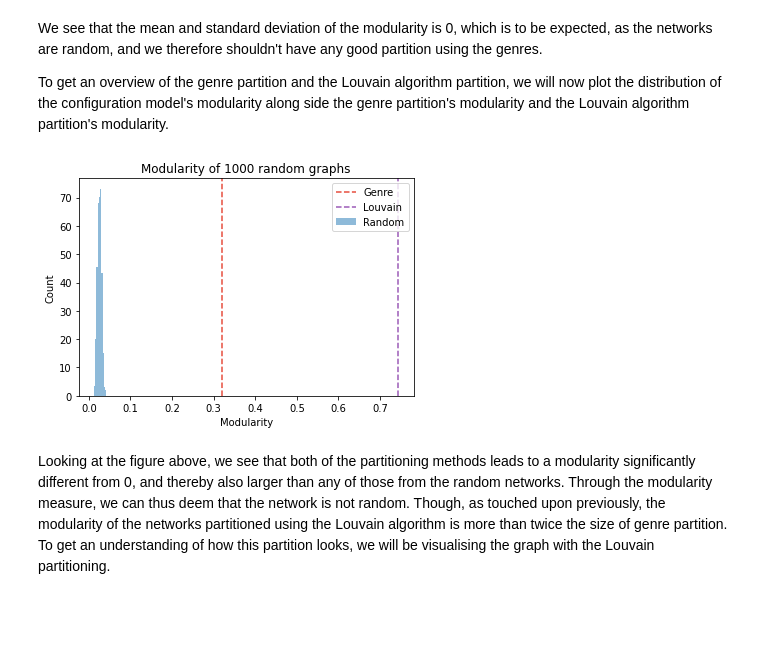
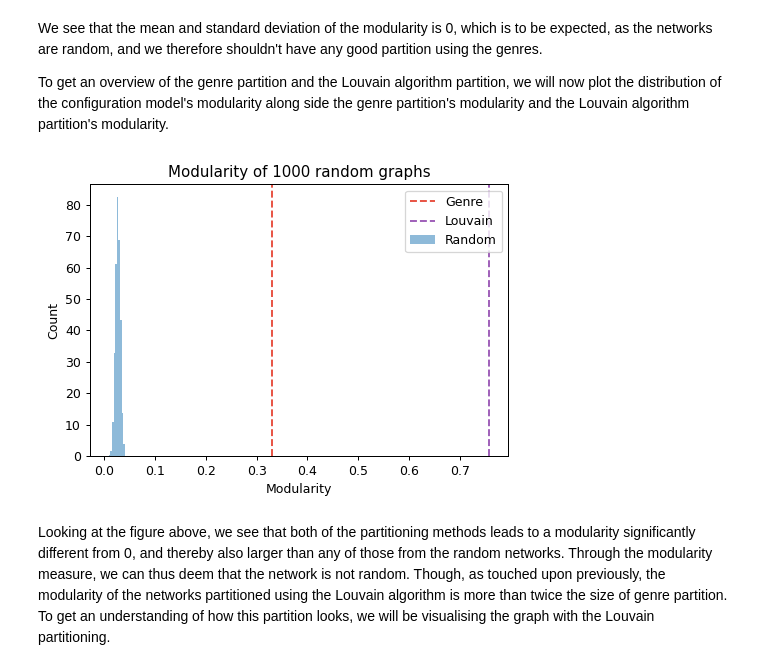
Before and after one commit to DavidAriOstenfeldt/project_website, a Jupyter notebook: Project/NETWORK_FOR_FULL_NOTEBOOK.ipynb, the cells around one changed output. Drawn from its saved outputs; the diff is of its cells as text; code cells hidden in the pictures; blank space fills up the shorter version.

```diff
--- a/Project/NETWORK_FOR_FULL_NOTEBOOK.ipynb
+++ b/Project/NETWORK_FOR_FULL_NOTEBOOK.ipynb
@@ -430,16 +430,18 @@ We see that the mean and standard deviation of the modularity is 0, which is to
 
 To get an overview of the genre partition and the Louvain algorithm partition, we will now plot the distribution of the configuration model's modularity along side the genre partition's modularity and the Louvain algorithm partition's modularity.
 # %%
+plt.subplots(dpi=90)
 plt.hist(modularity_list, bins=10, alpha=0.5, label='Random', density=True)
 plt.axvline(modularity(G, genre_partitioning), color = '#E74C3C', linestyle='--', label='Genre')
 plt.axvline(louvain_modularity, color = '#9B59B6', linestyle='--', label='Louvain')
 plt.legend()
 plt.title(f'Modularity of {N} random graphs')
 plt.xlabel('Modularity')
 plt.ylabel('Count')
+plt.savefig("Modularity.png")
 plt.show()
 # %% [output]
-[figure, old version]
+[figure, new version]
 # %% [markdown]
 Looking at the figure above, we see that both of the partitioning methods leads to a modularity significantly different from 0, and thereby also larger than any of those from the random networks. Through the modularity measure, we can thus deem that the network is not random. Though, as touched upon previously, the modularity of the networks partitioned using the Louvain algorithm is more than twice the size of genre partition. To get an understanding of how this partition looks, we will be visualising the graph with the Louvain partitioning.
 # %%
```
Also changed, not shown: parts of 4 cells of this notebook, 46 other files.
